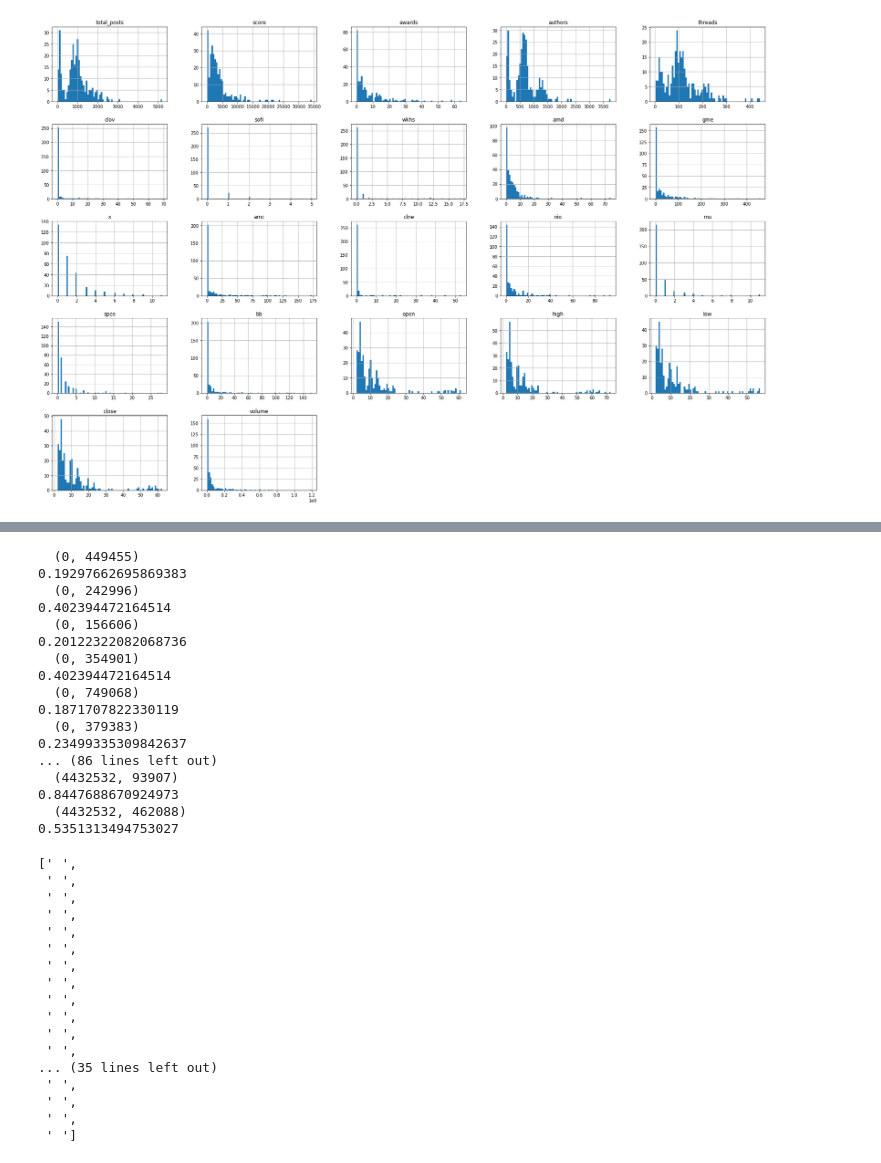
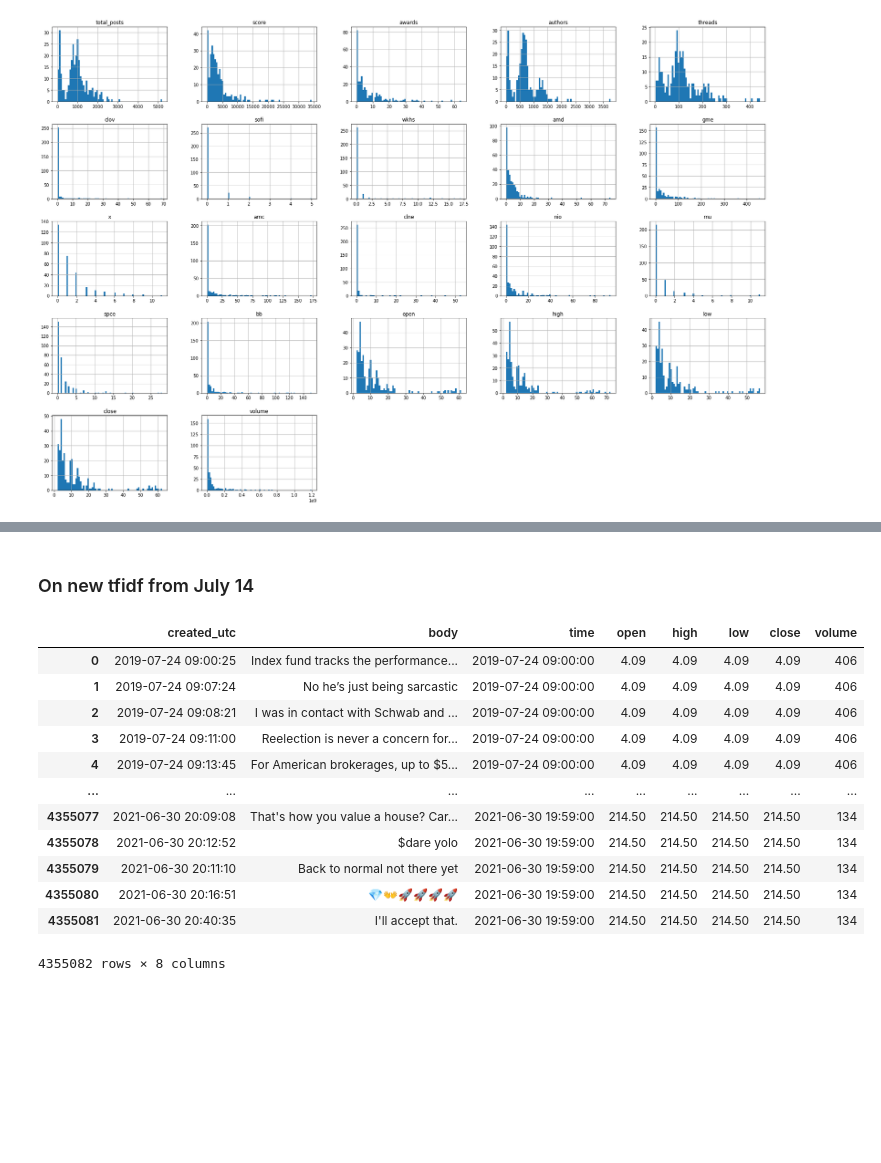
Before and after one commit to kstoneburner/DSC630_TermProject, a Jupyter notebook: RedStockAn.ipynb, the cells around one changed output, grey strips where cells are left out. Drawn from its saved outputs; the diff is of its cells as text; code cells hidden in the pictures; blank space fills up the shorter version.

```diff
--- a/RedStockAn.ipynb
+++ b/RedStockAn.ipynb
@@ -108,47 +103,21 @@ See the caveats in the documentation: https://pandas.pydata.org/pandas-docs/stab
-# %%
-work = work.split("\n")
-for i in range(len(work)):
-    work[i] = work[i].split("\t")
-    for pos,  in work[i]:
-        print(work[i][i2])
-        lst = []
-        work[i] =
-# work[i][i2] = work[i][i2]
-# %% [output]
-  (0, 449455)
-0.19297662695869383
-  (0, 242996)
-0.402394472164514
-  (0, 156606)
-0.20122322082068736
-  (0, 354901)
-0.402394472164514
-  (0, 749068)
-0.1871707822330119
-  (0, 379383)
-0.23499335309842637
-... (86 lines left out)
-  (4432532, 93907)
-0.8447688670924973
-  (4432532, 462088)
-0.5351313494753027
-# %%
-work
-# %% [output]
-[' ',
- ' ',
- ' ',
- ' ',
- ' ',
- ' ',
- ' ',
- ' ',
- ' ',
- ' ',
- ' ',
- ' ',
-... (35 lines left out)
- ' ',
- ' ',
- ' ',
- ' ']
+# %% [markdown]
+### On new tfidf from July 14
+# %%
+df_orgin = pd.read_csv("./ignore_folder/processed_reddit_v4_amc_1min_csv.zip")
+df = df_orgin.copy()
+# %%
+df
+# %% [output]
+|  | created_utc | body | time | open | high | low | close | volume |
+| 0 | 2019-07-24 09:00:25 | Index fund tracks the performance... | 2019-07-24 09:00:00 | 4.09 | 4.09 | 4.09 | 4.09 | 406 |
+| 1 | 2019-07-24 09:07:24 | No he’s just being sarcastic | 2019-07-24 09:00:00 | 4.09 | 4.09 | 4.09 | 4.09 | 406 |
+| 2 | 2019-07-24 09:08:21 | I was in contact with Schwab and ... | 2019-07-24 09:00:00 | 4.09 | 4.09 | 4.09 | 4.09 | 406 |
+| 3 | 2019-07-24 09:11:00 | Reelection is never a concern for... | 2019-07-24 09:00:00 | 4.09 | 4.09 | 4.09 | 4.09 | 406 |
+| 4 | 2019-07-24 09:13:45 | For American brokerages, up to $5... | 2019-07-24 09:00:00 | 4.09 | 4.09 | 4.09 | 4.09 | 406 |
+| ... | ... | ... | ... | ... | ... | ... | ... | ... |
+| 4355077 | 2021-06-30 20:09:08 | That's how you value a house? Car... | 2021-06-30 19:59:00 | 214.50 | 214.50 | 214.50 | 214.50 | 134 |
+| 4355078 | 2021-06-30 20:12:52 | $dare yolo | 2021-06-30 19:59:00 | 214.50 | 214.50 | 214.50 | 214.50 | 134 |
+| 4355079 | 2021-06-30 20:11:10 | Back to normal not there yet | 2021-06-30 19:59:00 | 214.50 | 214.50 | 214.50 | 214.50 | 134 |
+| 4355080 | 2021-06-30 20:16:51 | 💎👐🚀🚀🚀🚀 | 2021-06-30 19:59:00 | 214.50 | 214.50 | 214.50 | 214.50 | 134 |
+| 4355081 | 2021-06-30 20:40:35 | I'll accept that. | 2021-06-30 19:59:00 | 214.50 | 214.50 | 214.50 | 214.50 | 134 |
+4355082 rows × 8 columns
```
Also changed, not shown: parts of 1 cell of this notebook, 1 other file.
